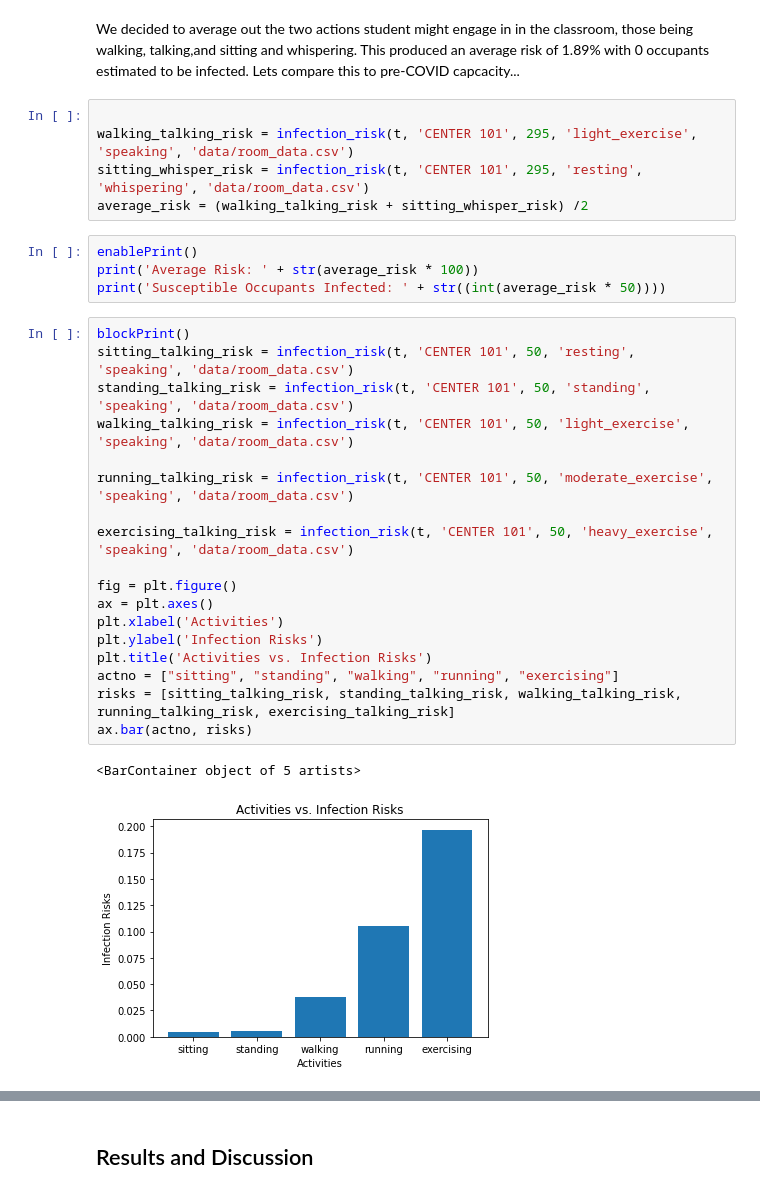
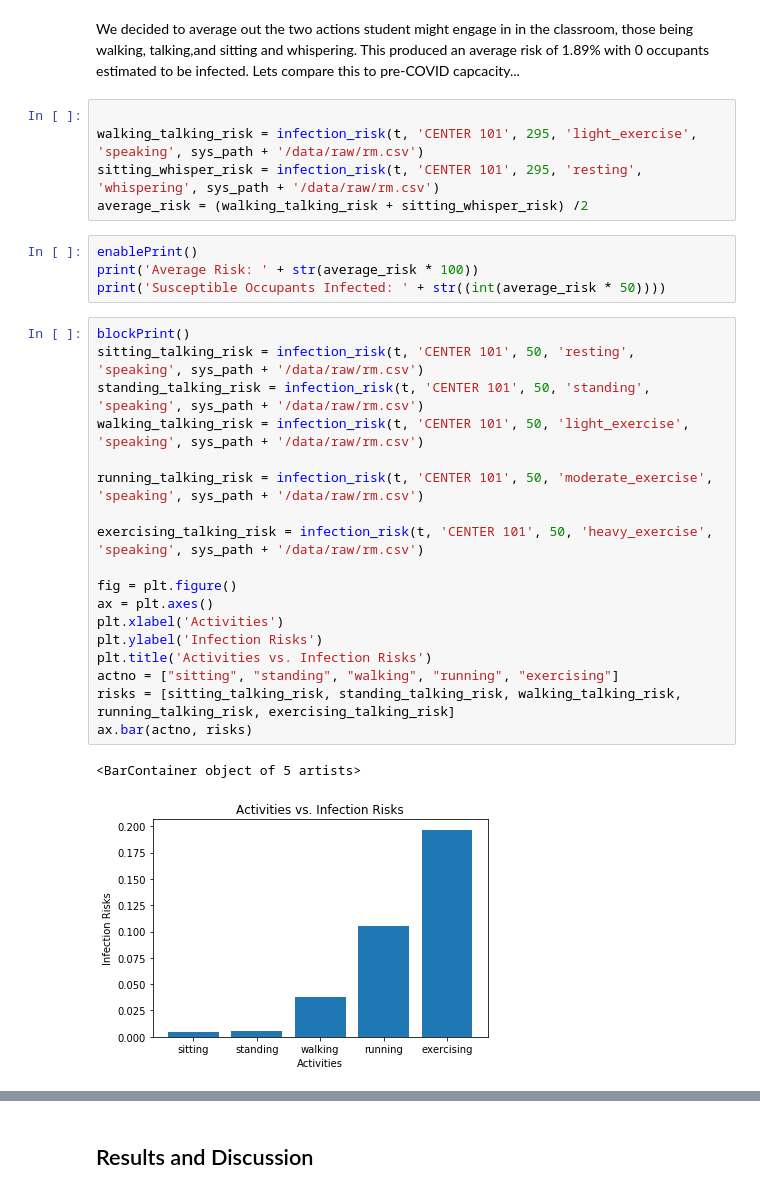
Before and after one commit to etiennedoidic/infection_risk_calculator, a Jupyter notebook: notebooks/report.ipynb, the cells around one changed output, grey strips where cells are left out. Cells and saved outputs as stored; diff of their text form.

```diff
--- a/notebooks/report.ipynb
+++ b/notebooks/report.ipynb
@@ -198,8 +195,8 @@ We decided to average out the two actions student might engage in in the classro
 Lets compare this to pre-COVID capcacity...
 # %%
 
-walking_talking_risk = infection_risk(t, 'CENTER 101', 295, 'light_exercise', 'speaking', 'data/room_data.csv')
-sitting_whisper_risk = infection_risk(t, 'CENTER 101', 295, 'resting', 'whispering', 'data/room_data.csv')
+walking_talking_risk = infection_risk(t, 'CENTER 101', 295, 'light_exercise', 'speaking', sys_path + '/data/raw/rm.csv')
+sitting_whisper_risk = infection_risk(t, 'CENTER 101', 295, 'resting', 'whispering', sys_path + '/data/raw/rm.csv')
 average_risk = (walking_talking_risk + sitting_whisper_risk) /2
 # %%
 enablePrint()
@@ -207,23 +204,23 @@ print('Average Risk: ' + str(average_risk * 100))
 print('Susceptible Occupants Infected: ' + str((int(average_risk * 50))))
 # %%
 blockPrint()
-sitting_talking_risk = infection_risk(t, 'CENTER 101', 50, 'resting', 'speaking', 'data/room_data.csv')
-standing_talking_risk = infection_risk(t, 'CENTER 101', 50, 'standing', 'speaking', 'data/room_data.csv')
-walking_talking_risk = infection_risk(t, 'CENTER 101', 50, 'light_exercise', 'speaking', 'data/room_data.csv')
+sitting_talking_risk = infection_risk(t, 'CENTER 101', 50, 'resting', 'speaking', sys_path + '/data/raw/rm.csv')
+standing_talking_risk = infection_risk(t, 'CENTER 101', 50, 'standing', 'speaking', sys_path + '/data/raw/rm.csv')
+walking_talking_risk = infection_risk(t, 'CENTER 101', 50, 'light_exercise', 'speaking', sys_path + '/data/raw/rm.csv')
 
-running_talking_risk = infection_risk(t, 'CENTER 101', 50, 'moderate_exercise', 'speaking', 'data/room_data.csv')
+running_talking_risk = infection_risk(t, 'CENTER 101', 50, 'moderate_exercise', 'speaking', sys_path + '/data/raw/rm.csv')
 
-exercising_talking_risk = infection_risk(t, 'CENTER 101', 50, 'heavy_exercise', 'speaking', 'data/room_data.csv')
+exercising_talking_risk = infection_risk(t, 'CENTER 101', 50, 'heavy_exercise', 'speaking', sys_path + '/data/raw/rm.csv')
 
 fig = plt.figure()
 ax = plt.axes()
 plt.xlabel('Activities')
 plt.ylabel('Infection Risks')
 plt.title('Activities vs. Infection Risks')
 actno = ["sitting", "standing", "walking", "running", "exercising"]
 risks = [sitting_talking_risk, standing_talking_risk, walking_talking_risk, running_talking_risk, exercising_talking_risk]
 ax.bar(actno, risks)
 # %% [output]
 <BarContainer object of 5 artists>
-[figure, old version]
+[figure, new version]
 # %%
```
Also changed, not shown: parts of 5 cells of this notebook.
